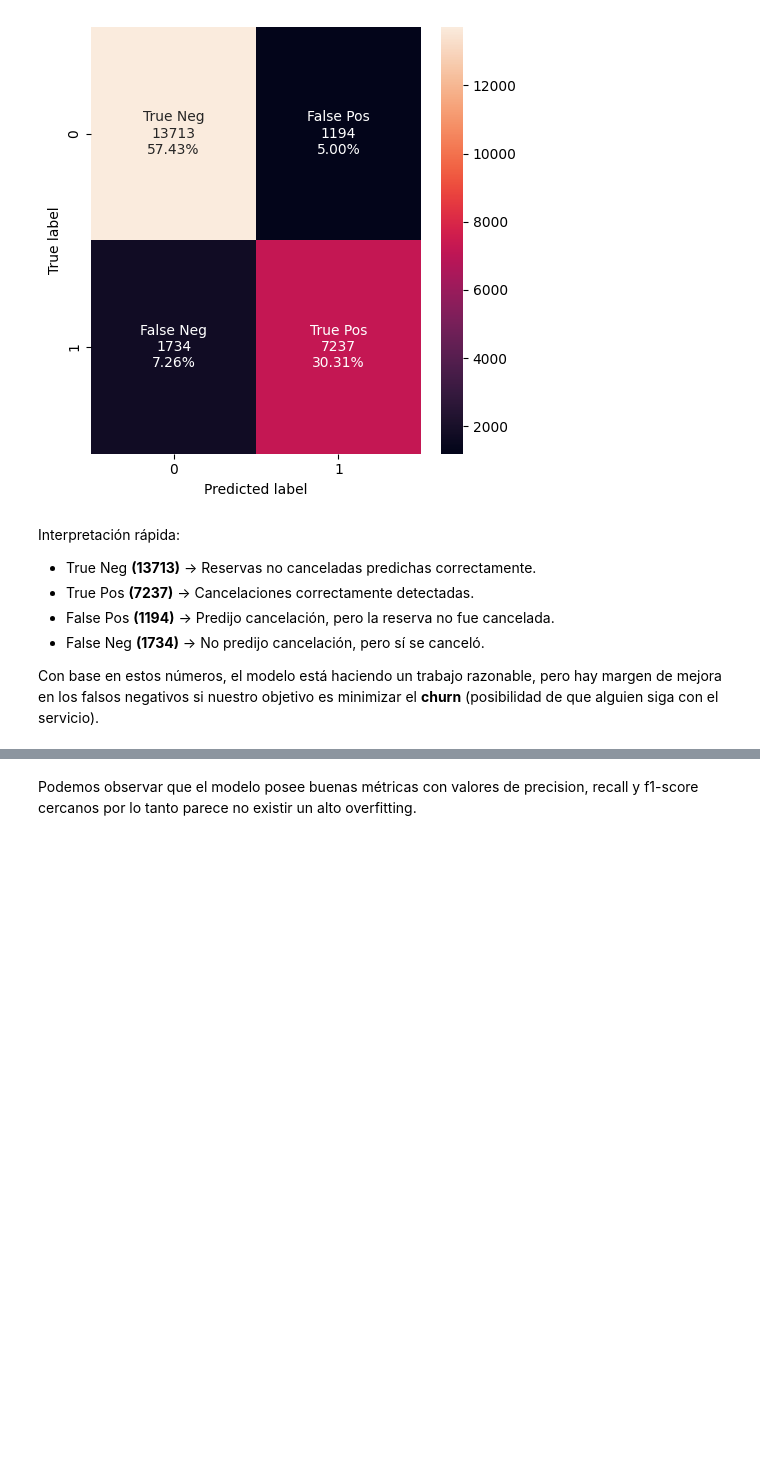
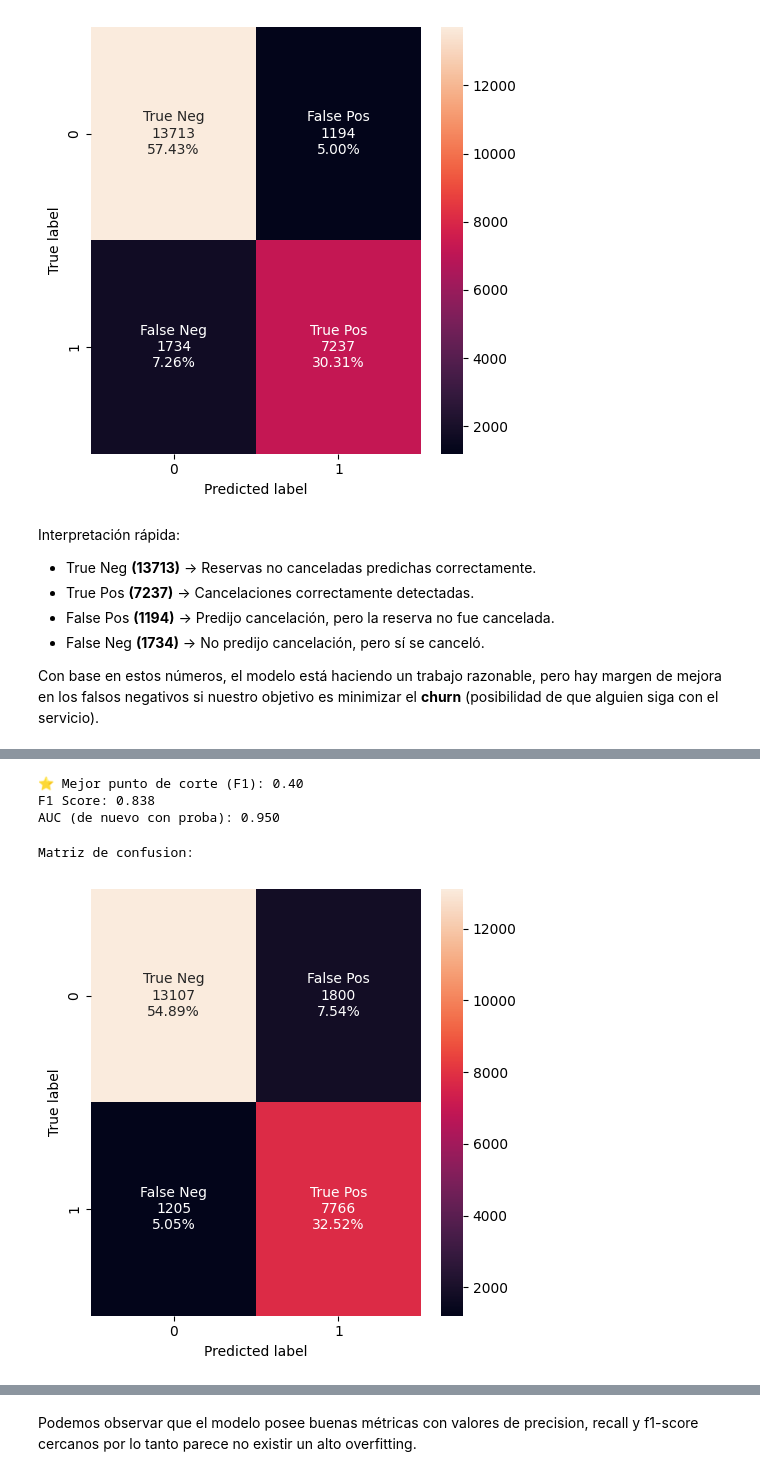
Before and after one commit to 4GeeksAcademy/LucasDellaMaestra-AlejandroNovellino-ReneRamirez-ProyectoFinal, a Jupyter notebook: notebooks/1.0-explore.ipynb, the cells around one changed output, grey strips where cells are left out. Drawn from its saved outputs; the diff is of its cells as text; code cells hidden in the pictures; blank space fills up the shorter version.

```diff
--- a/notebooks/1.0-explore.ipynb
+++ b/notebooks/1.0-explore.ipynb
@@ -343,0 +402,21 @@ Con base en estos números, el modelo está haciendo un trabajo razonable, pero
+# %%
+# --- 7. Mejor threshold basado en F1 ---
+best_threshold = max(scores, key=lambda x: x[1])[0]
+y_pred = (y_proba >= best_threshold).astype(int)
+print(f"\n⭐ Mejor punto de corte (F1): {best_threshold:.2f}")
+print(f"F1 Score: {f1_score(y_test, y_pred):.3f}")
+print(f"AUC (de nuevo con proba): {roc_auc_score(y_test, y_proba):.3f}")
+# %% [output]
+⭐ Mejor punto de corte (F1): 0.40
+F1 Score: 0.838
+AUC (de nuevo con proba): 0.950
+# %%
+y_pred=(y_proba>0.40).astype(int)
+# %%
+# Matriz de confusión
+conf_matrix = confusion_matrix(y_test, y_pred)
+print("\nMatriz de confusion:")
+draw_confusion_matrix(conf_matrix)
+# %% [output]
+Matriz de confusion:
+[figure, added]
```
Also changed, not shown: parts of 8 cells of this notebook, 1 other file.
